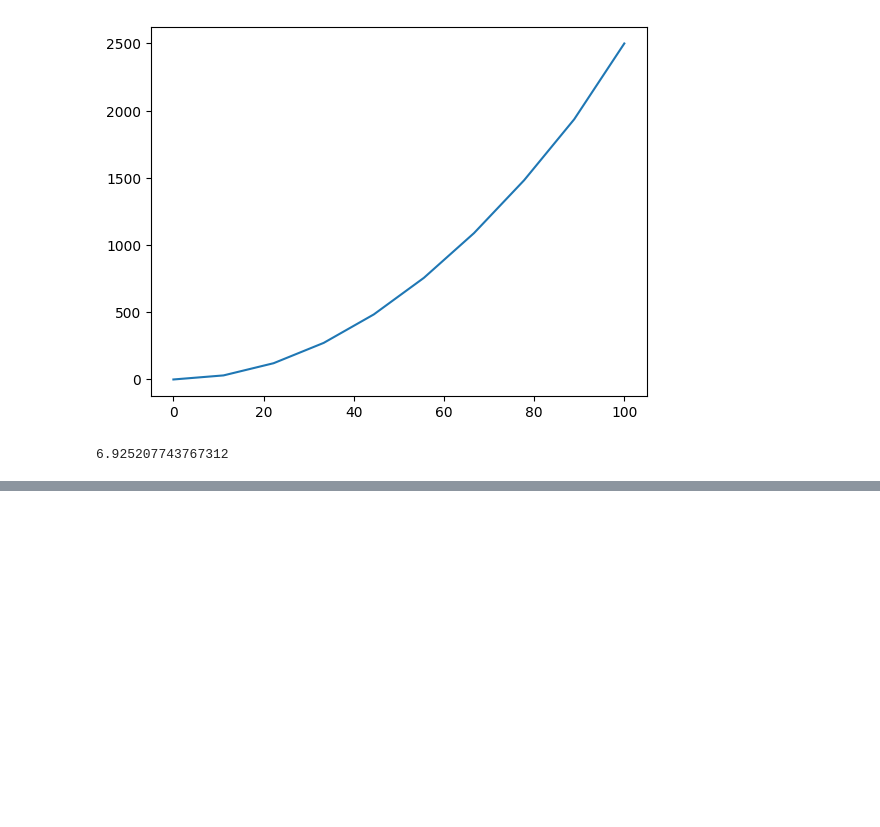
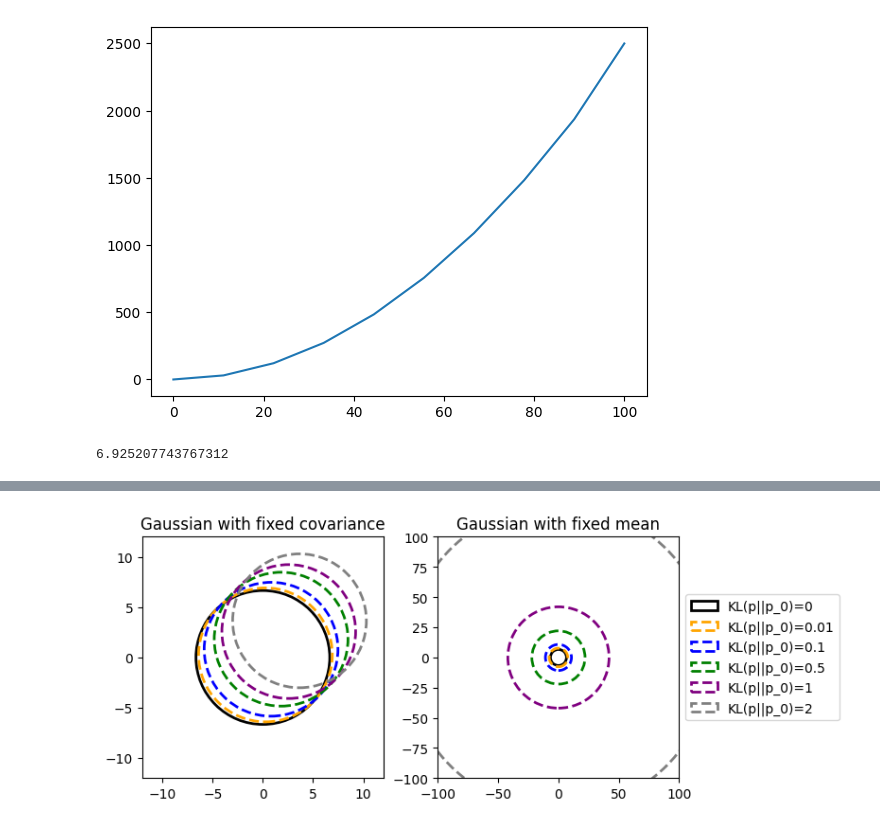
Before and after one commit to TheGoldenChicken/robust-rl, a Jupyter notebook: KullBackLeibler.ipynb, the cells around one changed output, grey strips where cells are left out. Cells and saved outputs as stored; diff of their text form; code cells hidden in the pictures; blank space fills up the shorter version.

```diff
--- a/KullBackLeibler.ipynb
+++ b/KullBackLeibler.ipynb
@@ -103,0 +97,13 @@ array([ 0.        ,  0.52631579,  1.05263158,  1.57894737,  2.10526316,
+# %%
+cov1 = np.array([[2, 0], [0, 3]])
+cov2 = np.array([[2, 0], [0, 2]])
+mu1 = np.array([0, 0])
+mu2 = np.array([0, 0])
+
+def kl_divergence(mu, m, Sigma, S):
+    det_Sigma = np.linalg.det(Sigma)
+    det_S = np.linalg.det(S)
+    S_inv = np.linalg.inv(S)
+
+    term1 = np.log(det_S/det_Sigma)+(m-mu).T@S_inv@(m-mu)+np.trace(S_inv@Sigma)-len(mu)
+    return (1/2)*term1
@@ -103,0 +280,74 @@ array([ 0.        ,  0.52631579,  1.05263158,  1.57894737,  2.10526316,
+# %%
+m = [#[0.08,0.08], # 0.001
+     # [0.18,0.18], # 0.05
+     [0.26,0.26], # 0.01
+     # [0.58,0.58], # 0.05
+     [0.82,0.82], # 0.1
+     # [1.15,1.15], # 0.2
+     # [1.41,1.41], # 0.3
+     # [1.63,1.63], # 0.4
+     [1.82,1.82], # 0.5
+     # [2.,2.],     # 0.6
+     # [2.16,2.16], # 0.7
+     # [2.31,2.31], # 0.8
+     # [2.45,2.45], # 0.9
+     [2.58,2.58], # 1
+     [3.65,3.65]] # 2
+S = [#[[6.98,  0], [0,   6.98]], # 0.001
+     # [[7.38,  0], [0,   7.38]], # 0.05
+     [[7.7,   0], [0,   7.7]],  # 0.01
+     # [[9.29,  0], [0,   9.29]], # 0.05
+     [[10.8,  0], [0,  10.8]],  # 0.1
+     # [[13.5,  0], [0,  13.5]],  # 0.2
+     # [[16.2,  0], [0,  16.2]],  # 0.3
+     # [[19.04, 0], [0,  19.04]], # 0.4
+     [[22.07, 0], [0,  22.07]], # 0.5
+     # [[25.38, 0], [0,  25.38]], # 0.6
+     # [[28.96, 0], [0,  28.96]], # 0.7
+     # [[32.92, 0], [0,  32.92]], # 0.8
+     # [[37.24, 0], [0,  37.24]], # 0.9
+     [[41.99, 0], [0,  41.99]], # 1
+     [[126.9, 0], [0, 126.92]]] # 2
+
+import matplotlib.pyplot as plt
+import numpy as np
+from matplotlib.patches import Circle
+
+def kl_divergence(m1, m2, S1, S2):
+    det_S1 = np.linalg.det(S1)
+    det_S2 = np.linalg.det(S2)
+    inv_S2 = np.linalg.inv(S2)
+
+    return (1/2)*(np.log(det_S2/det_S1)+(m2-m1).T@inv_S2@(m2-m1)+np.trace(inv_S2@S1)-len(m1))
+
+# Plot a circle with zero mean and radius 1
+fig, ax = plt.subplots(1,2)
+ax[0].set_aspect('equal')
+ax[1].set_aspect('equal')
+plt.tight_layout()
+
+colors = ["orange", "blue", "green", "purple", "gray", ]
+
+deltas = [0.01, 0.1, 0.5, 1, 2]
+
+ax[0].add_patch(Circle((0,0), 6.66, color = "black",fill=False, lw=2, alpha=1, label=0))
+for d, c, m in zip(deltas, colors, m):
+     ax[0].add_patch(Circle((m[0], m[1]), 6.66, color = c,fill=False, lw=2, ls = '--', alpha=1, label=f"KL(p||p_0)={d}, m={m[0]}"))
+
+ax[0].set_xlim(-12, 12)
+ax[0].set_ylim(-12, 12)
+ax[0].set_title("Gaussian with fixed covariance")
+
+# ax[0].legend()
+
+
+ax[1].set_xlim(-100, 100)
+ax[1].set_ylim(-100, 100)
+
+ax[1].add_patch(Circle((0, 0), 6.66, color = "black",fill=False, lw=2, alpha=1, label=f"KL(p||p_0)={0}"))
+for d, c, s in zip(deltas, colors, S):
+     ax[1].add_patch(Circle((0, 0), s[0][0], color = c,fill=False, lw=2, ls = '--', alpha=1, label=f"KL(p||p_0)={d}"))
+
+ax[1].legend(loc='center left', bbox_to_anchor=(1, 0.5))
+ax[1].set_title("Gaussian with fixed mean")
+# %% [output]
@@ -103,0 +355 @@ array([ 0.        ,  0.52631579,  1.05263158,  1.57894737,  2.10526316,
+[figure, added]
```
Also changed, not shown: parts of 6 cells of this notebook, 39 other files.
